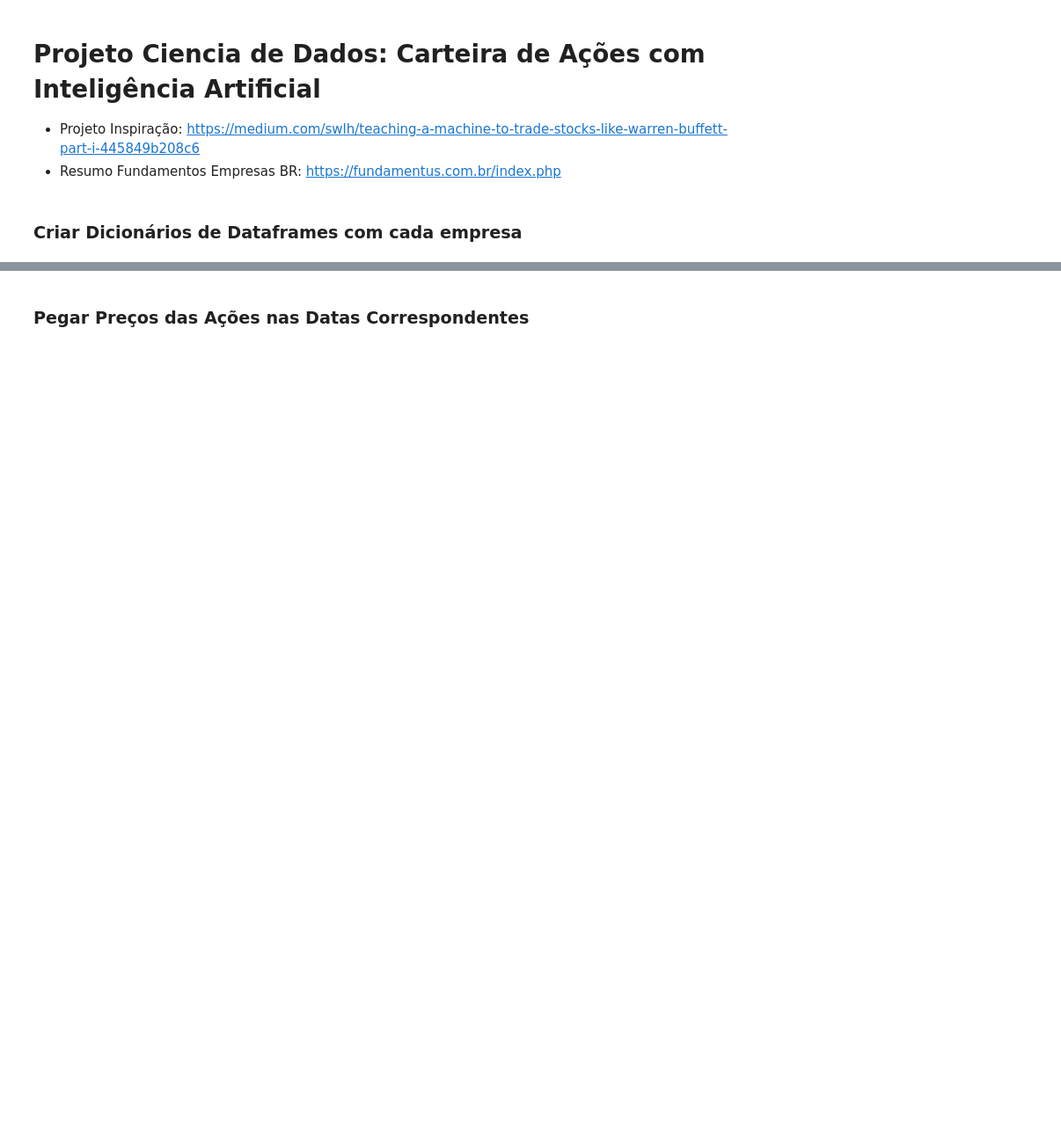
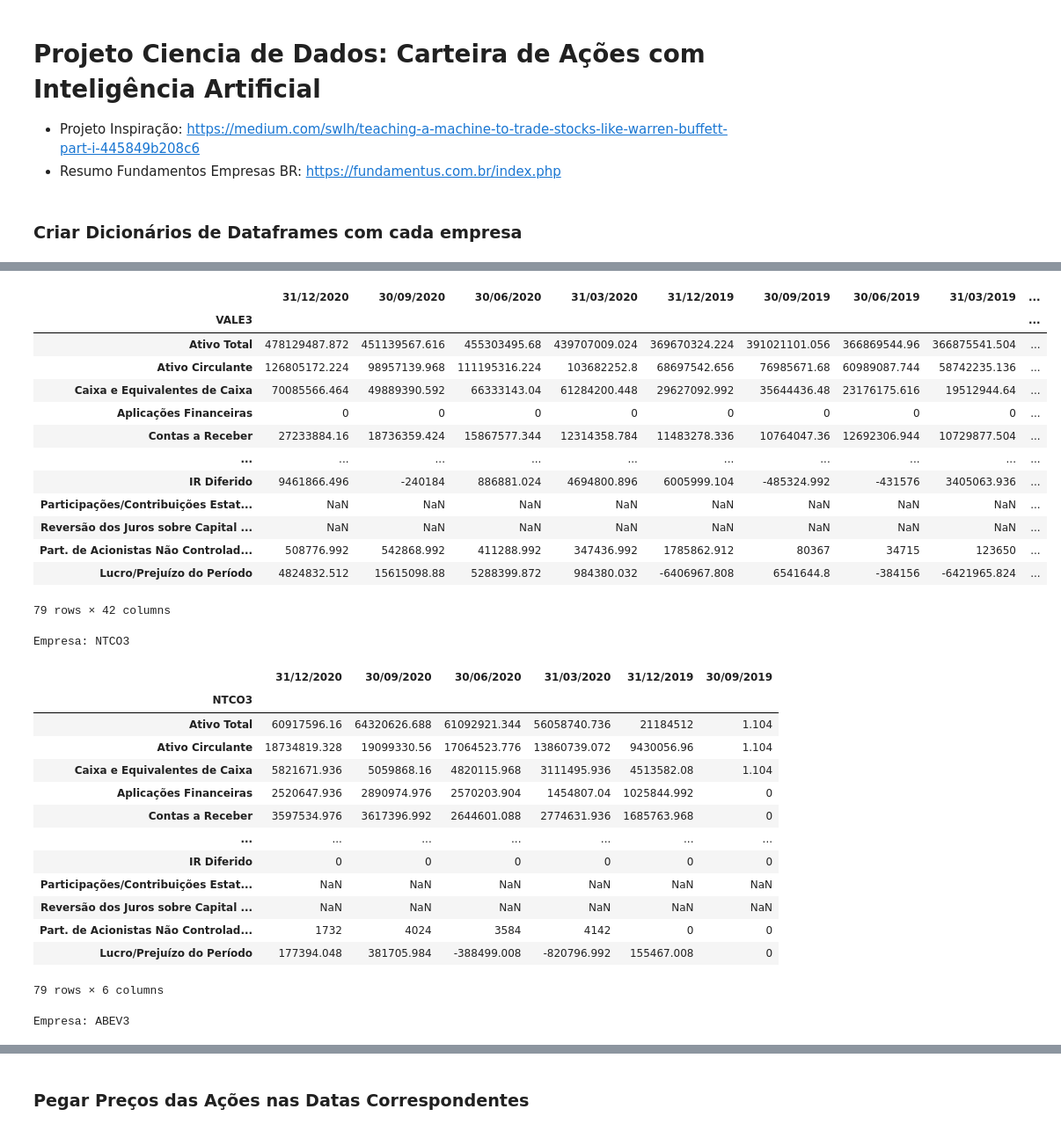
Before and after one commit to danmtsu/IA_actions, a Jupyter notebook: Projeto_ia_carteira.ipynb, the cells around one changed output, grey strips where cells are left out. Shown at 88% size. Cells and saved outputs as stored; diff of their text form; code cells hidden in the pictures; blank space fills up the shorter version.

```diff
--- a/Projeto_ia_carteira.ipynb
+++ b/Projeto_ia_carteira.ipynb
@@ -9,7 +9,7 @@
 import pandas as pd
 import os
 
-# Lista das empresas
+# Lista de empresas
 empresas = ["ABEV3", "AZUL4", "BTOW3", "B3SA3", "BBSE3", "BRML3", "BBDC4", "BRAP4", "BBAS3", "BRKM5",
             "BRFS3", "BPAC11", "CRFB3", "CCRO3", "CMIG4", "HGTX3", "CIEL3", "COGN3", "CPLE6", "CSAN3",
             "CPFE3", "CVCB3", "CYRE3", "ECOR3", "ELET6", "EMBR3", "ENBR3", "ENGI11", "ENEV3", "EGIE3",
@@ -23,7 +23,7 @@ empresas = ["ABEV3", "AZUL4", "BTOW3", "B3SA3", "BBSE3", "BRML3", "BBDC4", "BRAP
 fundamentos = {}
 
 # Diretório dos arquivos
-diretorio = "IA_Carteira45Z/balancos-20240720T050244Z-001/balancos/"
+diretorio = "IA_Carteira45Z/balancos-20240720T050244Z-001/balancos"
 
 # Listar os arquivos no diretório
 arquivos = os.listdir(diretorio)
@@ -37,46 +37,30 @@ for arquivo in arquivos:
 
     # Verificar se o nome está na lista de empresas
     if nome in empresas:
+        print(nome)
         # Construir o caminho completo para o arquivo
-        caminho_balanco = os.path.join(diretorio, arquivo)
+        caminho_arquivo = os.path.join(diretorio, arquivo)
 
         # Ler os dados dos arquivos Excel
-        try:
-            balanco = pd.read_excel(caminho_balanco, sheet_name=0, engine='xlrd')
-            dre = pd.read_excel(caminho_balanco, sheet_name=1, engine='xlrd')
-        except Exception as e:
-            print(f"Erro ao ler o arquivo {arquivo}: {e}")
-            continue
-
-        # Verificar se os dados foram lidos corretamente
-        if balanco.empty or dre.empty:
-            print(f"Arquivo {arquivo} está vazio ou não foi lido corretamente.")
-            continue
-
-        # Imprimir as colunas do DataFrame para verificação
-        print(f"Colunas do balanco para {nome}: {balanco.columns}")
+        balanco = pd.read_excel(caminho_arquivo, sheet_name=0, engine='xlrd')
+        dre = pd.read_excel(caminho_arquivo, sheet_name=1, engine='xlrd')
 
         # Manipulação dos DataFrames
+        balanco.iloc[0, 0] = nome
         balanco.columns = balanco.iloc[0]
         balanco = balanco[1:]
-        balanco.iloc[0,0] = nome
-
-        # Verificar se a coluna nome está nas colunas
-        if nome not in balanco.columns:
-            print(f"Nome {nome} não está presente nas colunas do DataFrame balanco.")
-            continue
-
         balanco = balanco.set_index(nome)
 
-        # Exibir os DataFrames
-        display(balanco)
-        display(dre)
+        dre.iloc[0, 0] = nome
+        dre.columns = dre.iloc[0]
+        dre = dre[1:]
+        dre = dre.set_index(nome)
 
-        # Armazenar os DataFrames no dicionário
-        fundamentos[nome] = {'balanco': balanco, 'dre': dre}
+        # Adicionar ao dicionário fundamentos
+        fundamentos[nome] = pd.concat([balanco, dre])
 
-        break  # Para sair do loop após encontrar o primeiro arquivo válido
-
-# Verificar os dados armazenados
-print(fundamentos)
+# Exibir o resultado
+for empresa, dados in fundamentos.items():
+    print(f"Empresa: {empresa}")
+    display(dados)
 # %% [output]
@@ -99,0 +84,30 @@ Nome MULT3 não está presente nas colunas do DataFrame balanco.
+|  | 31/12/2020 | 30/09/2020 | 30/06/2020 | 31/03/2020 | 31/12/2019 | 30/09/2019 | 30/06/2019 | 31/03/2019 | ... |
+| VALE3 |  |  |  |  |  |  |  |  | ... |
+| Ativo Total | 478129487.872 | 451139567.616 | 455303495.68 | 439707009.024 | 369670324.224 | 391021101.056 | 366869544.96 | 366875541.504 | ... |
+| Ativo Circulante | 126805172.224 | 98957139.968 | 111195316.224 | 103682252.8 | 68697542.656 | 76985671.68 | 60989087.744 | 58742235.136 | ... |
+| Caixa e Equivalentes de Caixa | 70085566.464 | 49889390.592 | 66333143.04 | 61284200.448 | 29627092.992 | 35644436.48 | 23176175.616 | 19512944.64 | ... |
+| Aplicações Financeiras | 0 | 0 | 0 | 0 | 0 | 0 | 0 | 0 | ... |
+| Contas a Receber | 27233884.16 | 18736359.424 | 15867577.344 | 12314358.784 | 11483278.336 | 10764047.36 | 12692306.944 | 10729877.504 | ... |
+| ... | ... | ... | ... | ... | ... | ... | ... | ... | ... |
+| IR Diferido | 9461866.496 | -240184 | 886881.024 | 4694800.896 | 6005999.104 | -485324.992 | -431576 | 3405063.936 | ... |
+| Participações/Contribuições Estat... | NaN | NaN | NaN | NaN | NaN | NaN | NaN | NaN | ... |
+| Reversão dos Juros sobre Capital ... | NaN | NaN | NaN | NaN | NaN | NaN | NaN | NaN | ... |
+| Part. de Acionistas Não Controlad... | 508776.992 | 542868.992 | 411288.992 | 347436.992 | 1785862.912 | 80367 | 34715 | 123650 | ... |
+| Lucro/Prejuízo do Período | 4824832.512 | 15615098.88 | 5288399.872 | 984380.032 | -6406967.808 | 6541644.8 | -384156 | -6421965.824 | ... |
+79 rows × 42 columns
+Empresa: NTCO3
+|  | 31/12/2020 | 30/09/2020 | 30/06/2020 | 31/03/2020 | 31/12/2019 | 30/09/2019 |
+| NTCO3 |  |  |  |  |  |  |
+| Ativo Total | 60917596.16 | 64320626.688 | 61092921.344 | 56058740.736 | 21184512 | 1.104 |
+| Ativo Circulante | 18734819.328 | 19099330.56 | 17064523.776 | 13860739.072 | 9430056.96 | 1.104 |
+| Caixa e Equivalentes de Caixa | 5821671.936 | 5059868.16 | 4820115.968 | 3111495.936 | 4513582.08 | 1.104 |
+| Aplicações Financeiras | 2520647.936 | 2890974.976 | 2570203.904 | 1454807.04 | 1025844.992 | 0 |
+| Contas a Receber | 3597534.976 | 3617396.992 | 2644601.088 | 2774631.936 | 1685763.968 | 0 |
+| ... | ... | ... | ... | ... | ... | ... |
+| IR Diferido | 0 | 0 | 0 | 0 | 0 | 0 |
+| Participações/Contribuições Estat... | NaN | NaN | NaN | NaN | NaN | NaN |
+| Reversão dos Juros sobre Capital ... | NaN | NaN | NaN | NaN | NaN | NaN |
+| Part. de Acionistas Não Controlad... | 1732 | 4024 | 3584 | 4142 | 0 | 0 |
+| Lucro/Prejuízo do Período | 177394.048 | 381705.984 | -388499.008 | -820796.992 | 155467.008 | 0 |
+79 rows × 6 columns
+Empresa: ABEV3
```
Also changed, not shown: parts of 4 cells of this notebook, 1 other file.
